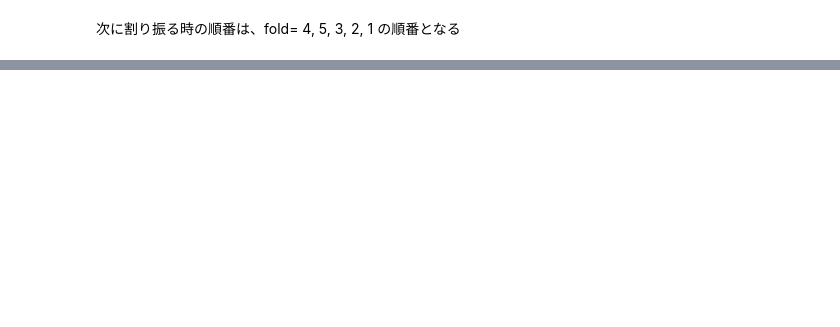
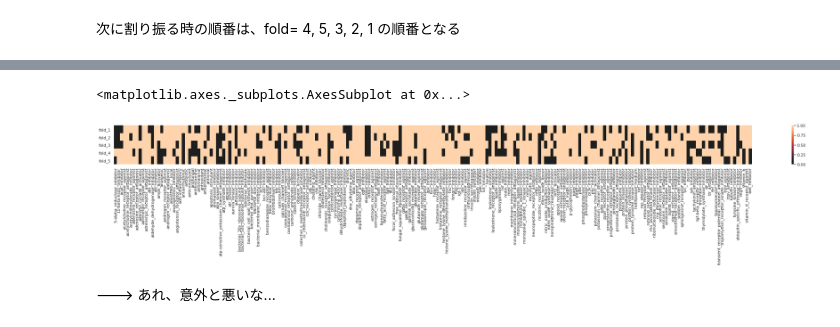
Before and after one commit to fkubota/kaggle-Mechanisms-of-Action-MoA-Prediction, a Jupyter notebook: nb/020_analysis_validation.ipynb, the cells around one changed output, grey strips where cells are left out. Drawn from its saved outputs; the diff is of its cells as text; code cells hidden in the pictures; blank space fills up the shorter version.

```diff
--- a/nb/020_analysis_validation.ipynb
+++ b/nb/020_analysis_validation.ipynb
@@ -749,0 +841,18 @@ Name: fold, dtype: int64
+# %%
+target_trt = train_targets[mask_trt & ~mask_top8].copy()
+folds = np.full(len(target_trt), -1)
+
+splitter = GroupKFold(n_splits=n_splits)
+for i, (trn_idx, val_idx) in enumerate(splitter.split(target_trt, groups=train_drug[mask_trt & ~mask_top8].drug_id)):
+    folds[val_idx] =  i + 1
+target_trt['fold'] = folds
+# %%
+list_df = []
+for n in range(1, n_splits+1):
+    mask_fold = target_trt['fold'] == n
+    count = train_targets[mask_trt & ~mask_top8][mask_fold].sum(axis=0).values
+    df_count = pd.DataFrame([count], columns=train_targets.columns)
+    list_df.append(df_count)
+df_count = pd.concat(list_df, axis=0)
+df_count.index = [f'fold_{i}' for i in range(1, n_splits+1)]
+df_count
@@ -749,0 +867,16 @@ Name: fold, dtype: int64
+# %%
+df_bin = df_count.copy()
+df_bin[df_count==0] = 0
+df_bin[df_count!=0] = 1
+
+df = df_bin
+plt.figure(figsize=(40, 2))
+sns.heatmap(df,
+            xticklabels=df.columns,
+            yticklabels=df.index,
+            center=0)
+# %% [output]
+<matplotlib.axes._subplots.AxesSubplot at 0x...>
+[figure, added]
+# %% [markdown]
+---> あれ、意外と悪いな...
```
Also changed, not shown: parts of 23 cells of this notebook.
